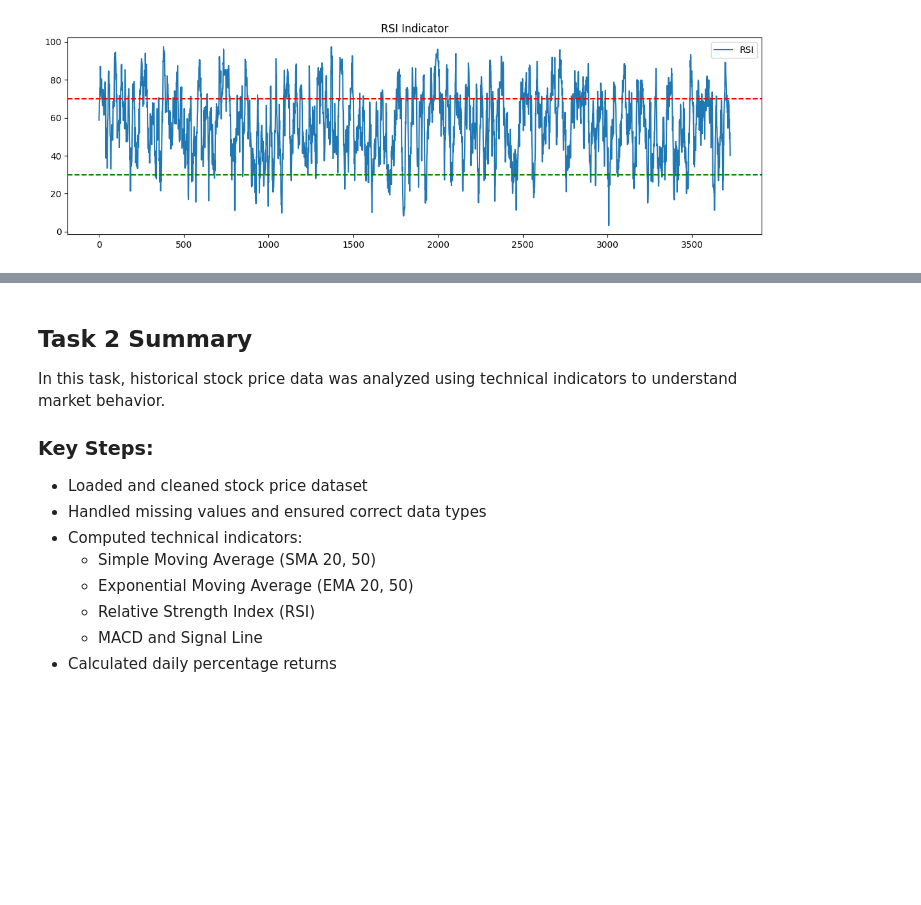
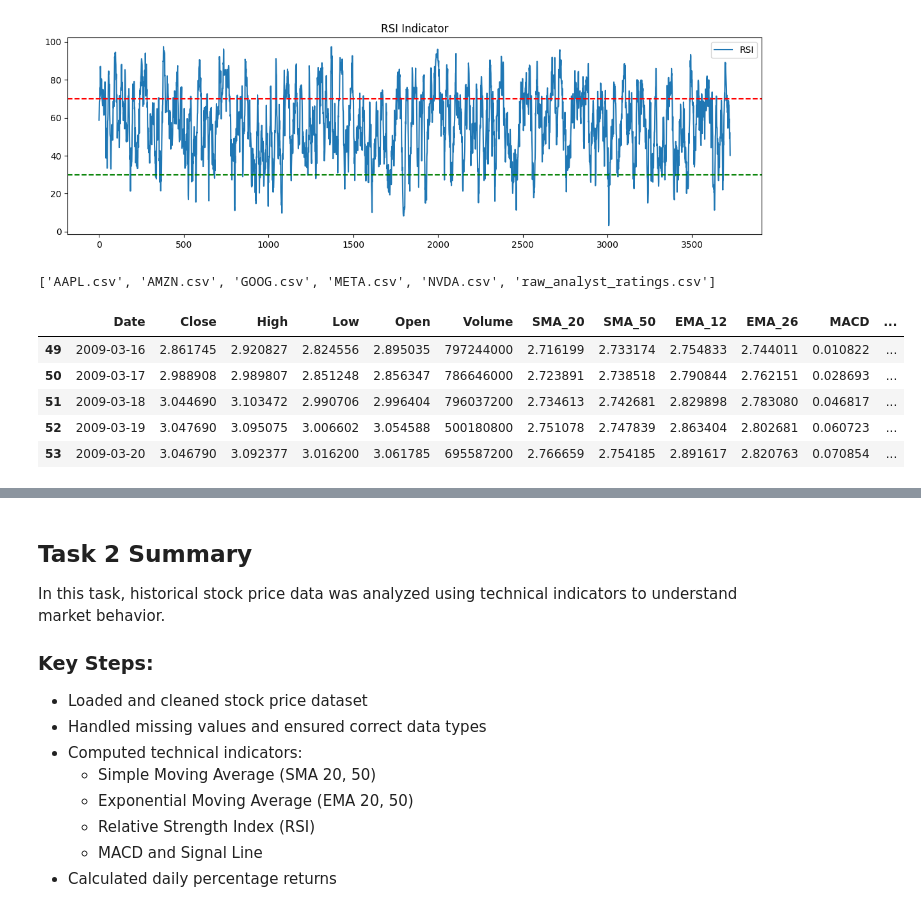
Before and after one commit to Bethabrh/10academy-news-sentiment-analysis, a Jupyter notebook: notebooks/task2_stock_analysis.ipynb, the cells around one changed output, grey strips where cells are left out. Cells and saved outputs as stored; diff of their text form; code cells hidden in the pictures; blank space fills up the shorter version.

```diff
--- a/notebooks/task2_stock_analysis.ipynb
+++ b/notebooks/task2_stock_analysis.ipynb
@@ -280,0 +285,6 @@ plt.show()
+# %%
+import os
+
+print(os.listdir("../data/raw"))
+# %% [output]
+['AAPL.csv', 'AMZN.csv', 'GOOG.csv', 'META.csv', 'NVDA.csv', 'raw_analyst_ratings.csv']
@@ -280,0 +295,30 @@ plt.show()
+# %%
+import pandas as pd
+import numpy as np
+
+stock_df = pd.read_csv("../data/raw/AAPL.csv")
+
+stock_df['Date'] = pd.to_datetime(stock_df['Date'])
+
+stock_df['SMA_20'] = stock_df['Close'].rolling(20).mean()
+stock_df['SMA_50'] = stock_df['Close'].rolling(50).mean()
+
+stock_df['EMA_12'] = stock_df['Close'].ewm(span=12, adjust=False).mean()
+stock_df['EMA_26'] = stock_df['Close'].ewm(span=26, adjust=False).mean()
+
+stock_df['MACD'] = stock_df['EMA_12'] - stock_df['EMA_26']
+stock_df['Signal'] = stock_df['MACD'].ewm(span=9, adjust=False).mean()
+stock_df['MACD_Hist'] = stock_df['MACD'] - stock_df['Signal']
+
+stock_df['volatility'] = stock_df['Close'].pct_change().rolling(20).std()
+
+stock_df.dropna(inplace=True)
+
+stock_df.head()
+# %% [output]
+|  | Date | Close | High | Low | Open | Volume | SMA_20 | SMA_50 | EMA_12 | EMA_26 | MACD | ... |
+| 49 | 2009-03-16 | 2.861745 | 2.920827 | 2.824556 | 2.895035 | 797244000 | 2.716199 | 2.733174 | 2.754833 | 2.744011 | 0.010822 | ... |
+| 50 | 2009-03-17 | 2.988908 | 2.989807 | 2.851248 | 2.856347 | 786646000 | 2.723891 | 2.738518 | 2.790844 | 2.762151 | 0.028693 | ... |
+| 51 | 2009-03-18 | 3.044690 | 3.103472 | 2.990706 | 2.996404 | 796037200 | 2.734613 | 2.742681 | 2.829898 | 2.783080 | 0.046817 | ... |
+| 52 | 2009-03-19 | 3.047690 | 3.095075 | 3.006602 | 3.054588 | 500180800 | 2.751078 | 2.747839 | 2.863404 | 2.802681 | 0.060723 | ... |
+| 53 | 2009-03-20 | 3.046790 | 3.092377 | 3.016200 | 3.061785 | 695587200 | 2.766659 | 2.754185 | 2.891617 | 2.820763 | 0.070854 | ... |
```
Also changed, not shown: parts of 14 cells of this notebook, 3 other files.
